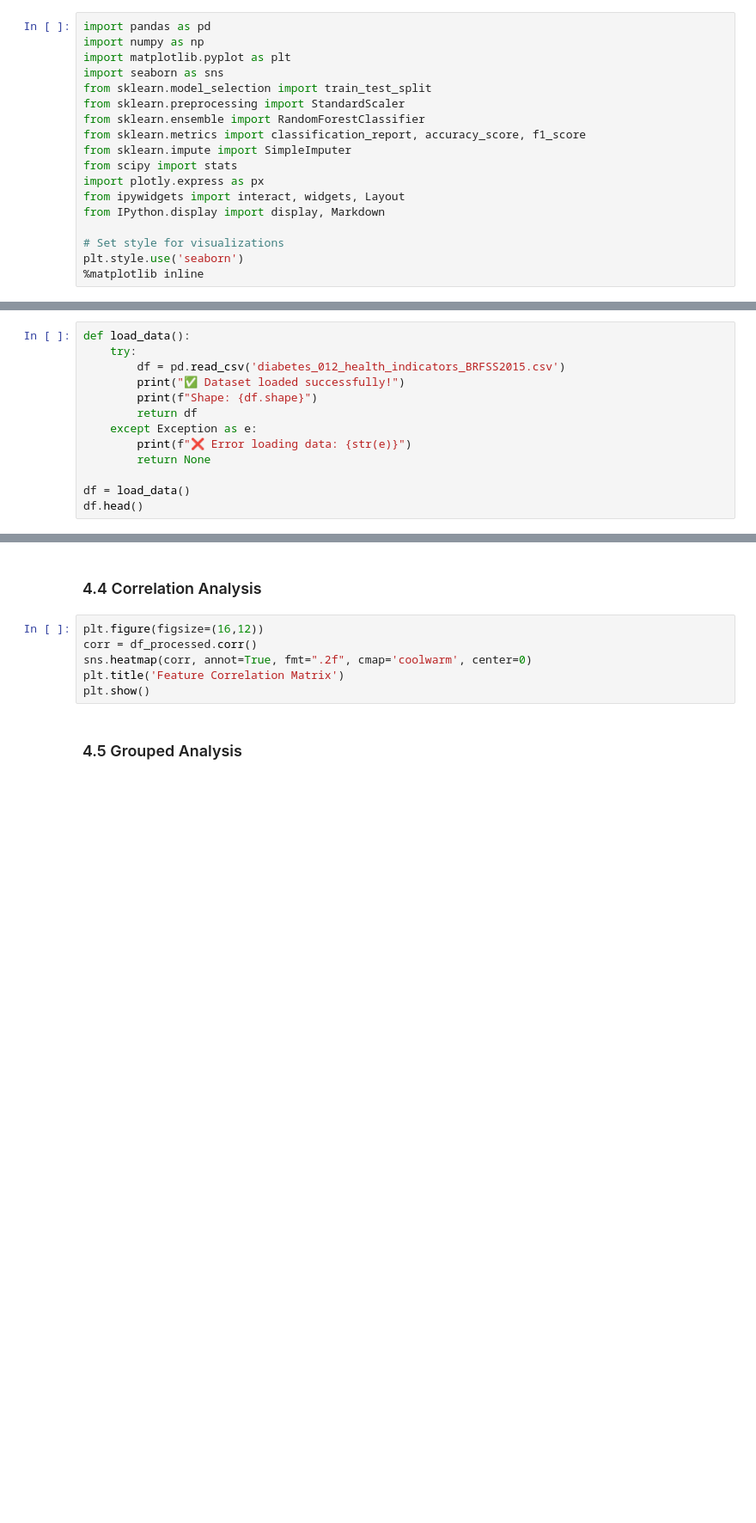
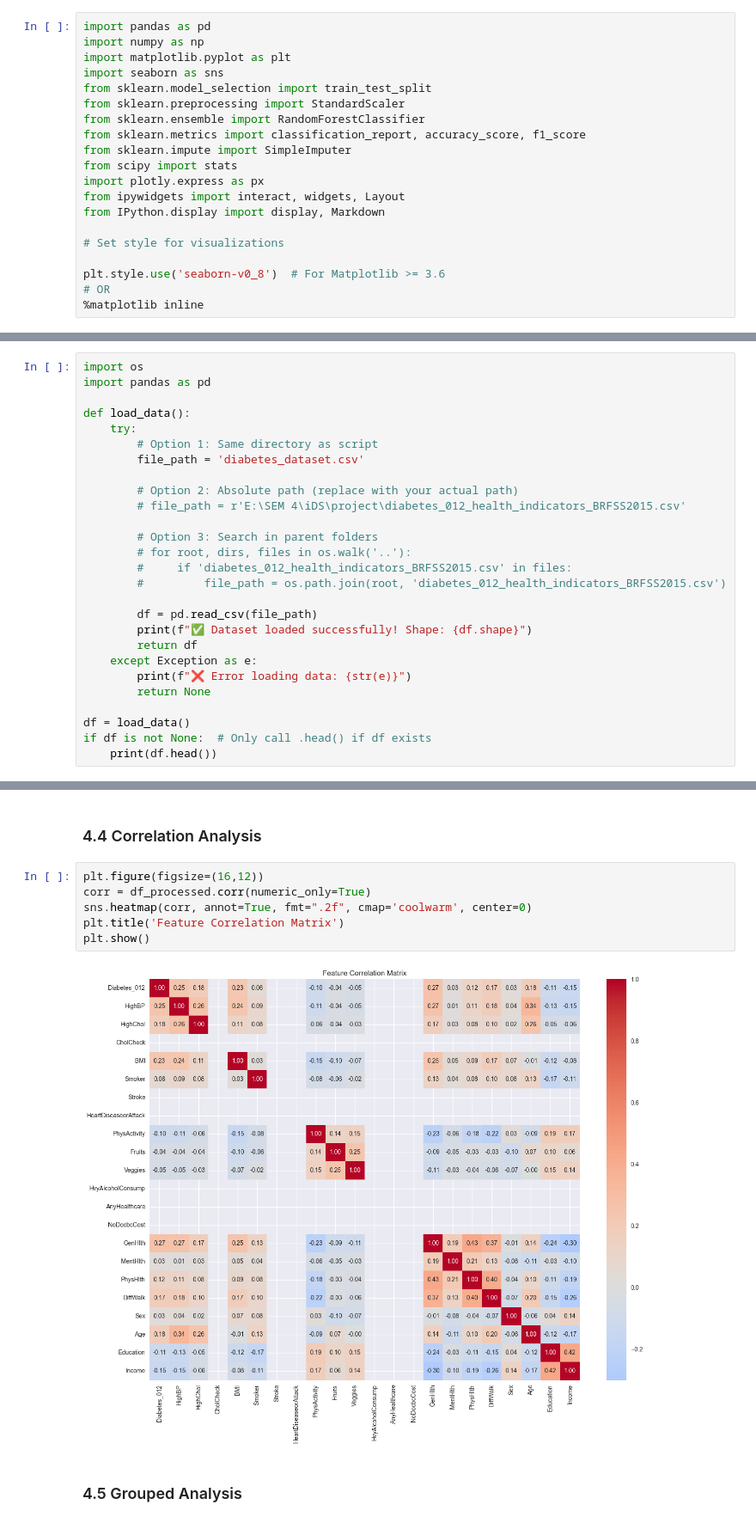
Before and after one commit to asma-siddique/diabetic-indicator-streamlit-project, a Jupyter notebook: notebooks.ipynb, the cells around one changed output, grey strips where cells are left out. Shown: that part at 86% size. Saved outputs shown, nothing was run; the diff lists cells and outputs as text; blank space fills up the shorter version.

```diff
--- a/notebooks.ipynb
+++ b/notebooks.ipynb
@@ -22,20 +22,36 @@ from ipywidgets import interact, widgets, Layout
 from IPython.display import display, Markdown
 
 # Set style for visualizations
-plt.style.use('seaborn')
+
+plt.style.use('seaborn-v0_8')  # For Matplotlib >= 3.6
+# OR
 %matplotlib inline
 # %% [markdown]
 ## 2. Data Loading
 # %%
+import os
+import pandas as pd
+
 def load_data():
     try:
-        df = pd.read_csv('diabetes_012_health_indicators_BRFSS2015.csv')
-        print("✅ Dataset loaded successfully!")
-        print(f"Shape: {df.shape}")
+        # Option 1: Same directory as script
+        file_path = 'diabetes_dataset.csv'
+
+        # Option 2: Absolute path (replace with your actual path)
+        # file_path = r'E:\SEM 4\iDS\project\diabetes_012_health_indicators_BRFSS2015.csv'
+
+        # Option 3: Search in parent folders
+        # for root, dirs, files in os.walk('..'):
+        #     if 'diabetes_012_health_indicators_BRFSS2015.csv' in files:
+        #         file_path = os.path.join(root, 'diabetes_012_health_indicators_BRFSS2015.csv')
+
+        df = pd.read_csv(file_path)
+        print(f"✅ Dataset loaded successfully! Shape: {df.shape}")
         return df
     except Exception as e:
         print(f"❌ Error loading data: {str(e)}")
         return None
 
 df = load_data()
-df.head()
+if df is not None:  # Only call .head() if df exists
+    print(df.head())
@@ -103,10 +163,12 @@ interact(plot_distribution, column=df_processed.select_dtypes(include=np.number)
 ### 4.4 Correlation Analysis
 # %%
 plt.figure(figsize=(16,12))
-corr = df_processed.corr()
+corr = df_processed.corr(numeric_only=True)
 sns.heatmap(corr, annot=True, fmt=".2f", cmap='coolwarm', center=0)
 plt.title('Feature Correlation Matrix')
 plt.show()
+# %% [output]
+[figure, added]
 # %% [markdown]
  ### 4.5 Grouped Analysis
 # %%
```
Also changed, not shown: parts of 10 cells of this notebook, 3 other files.
